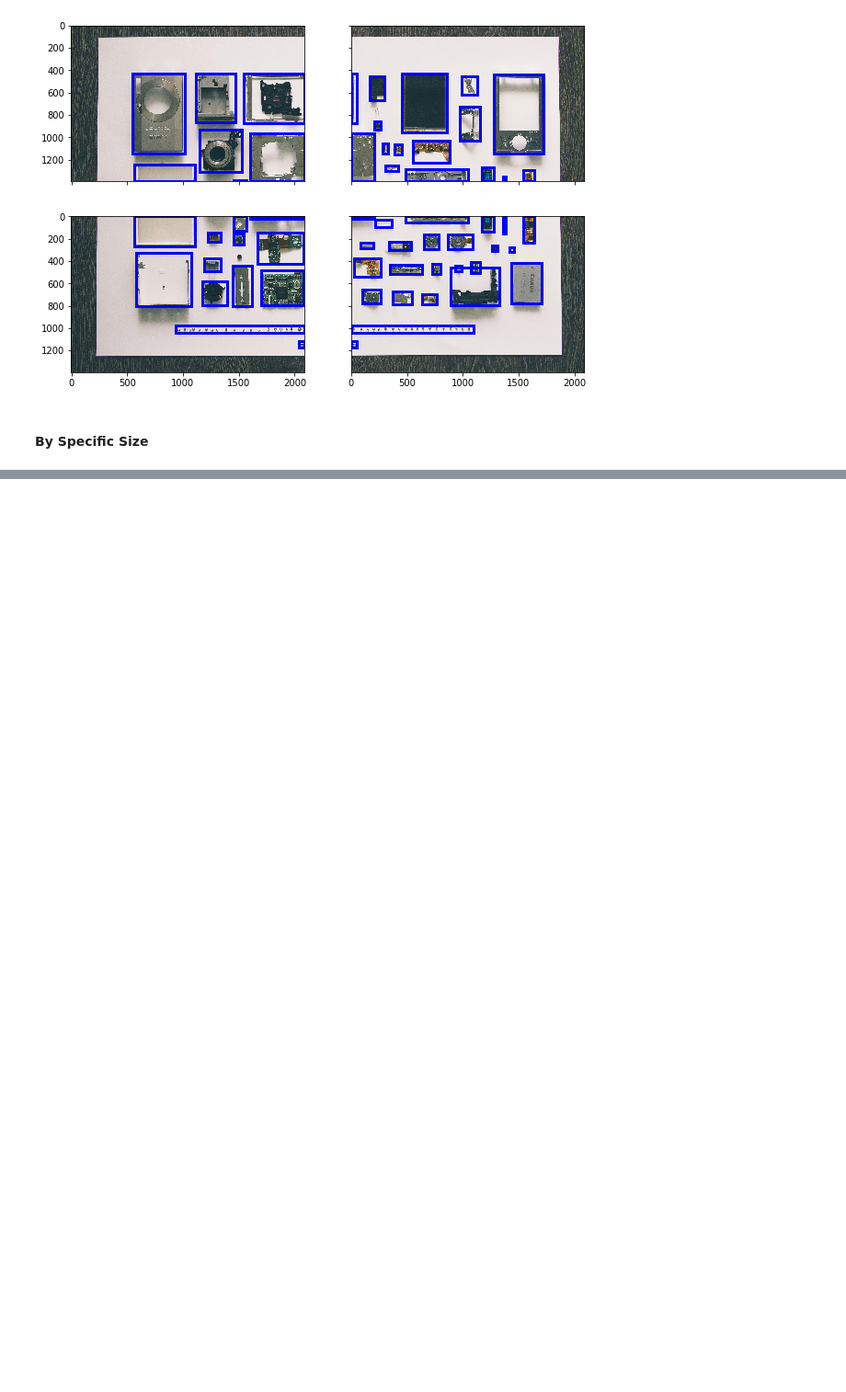
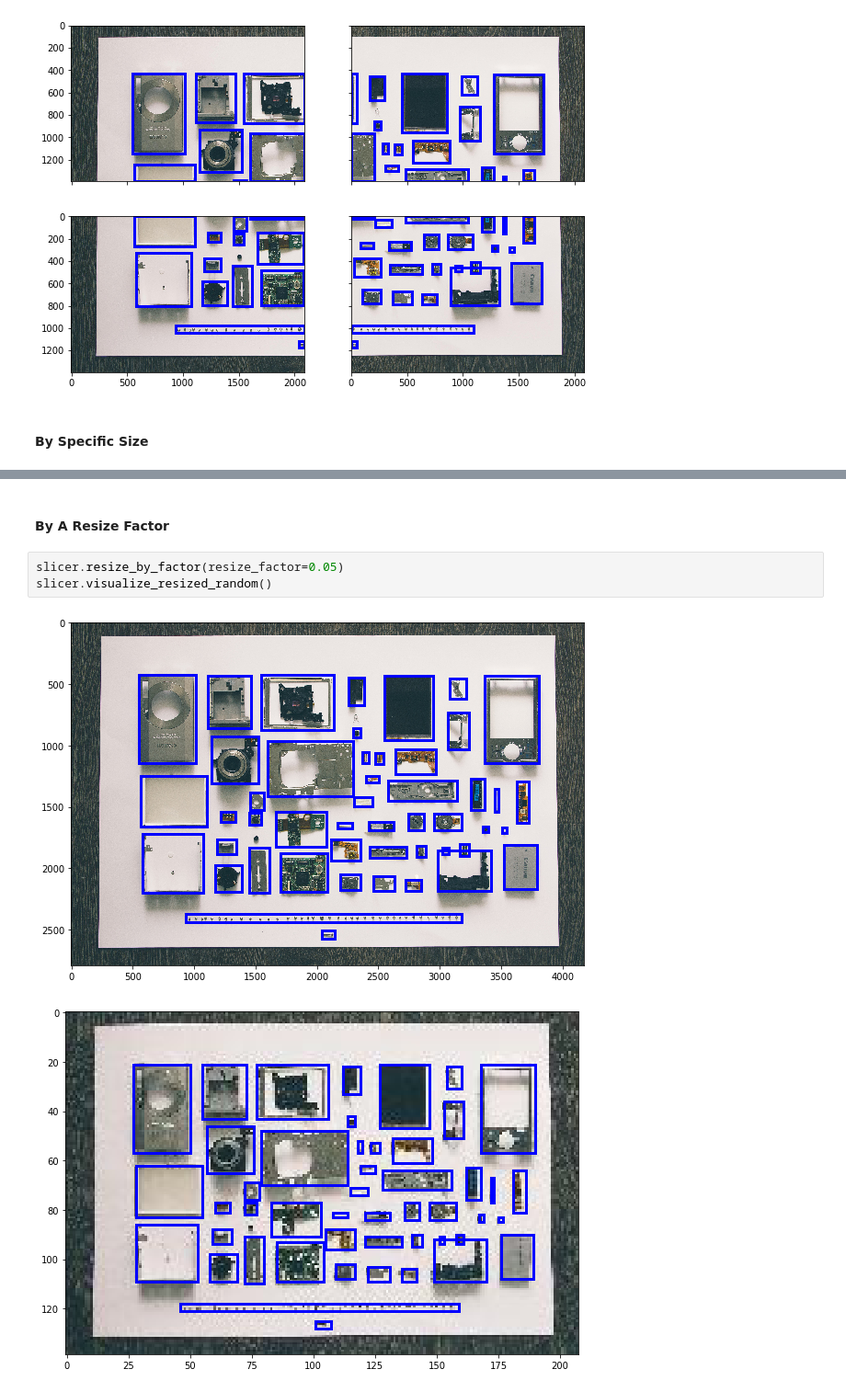
Before and after one commit to acl21/image_bbox_slicer, a Jupyter notebook: demo.ipynb, the cells around one changed output, grey strips where cells are left out. Shown at 92% size. Drawn from its saved outputs; the diff is of its cells as text; blank space fills up the shorter version.

```diff
--- a/demo.ipynb
+++ b/demo.ipynb
@@ -99,0 +119,8 @@ _Note:_
+# %% [markdown]
+#### By A Resize Factor
+# %%
+slicer.resize_by_factor(resize_factor=0.05)
+slicer.visualize_resized_random()
+# %% [output]
+[figure, added]
+[figure, added]
```
Also changed, not shown: parts of 9 cells of this notebook, 21 other files.
